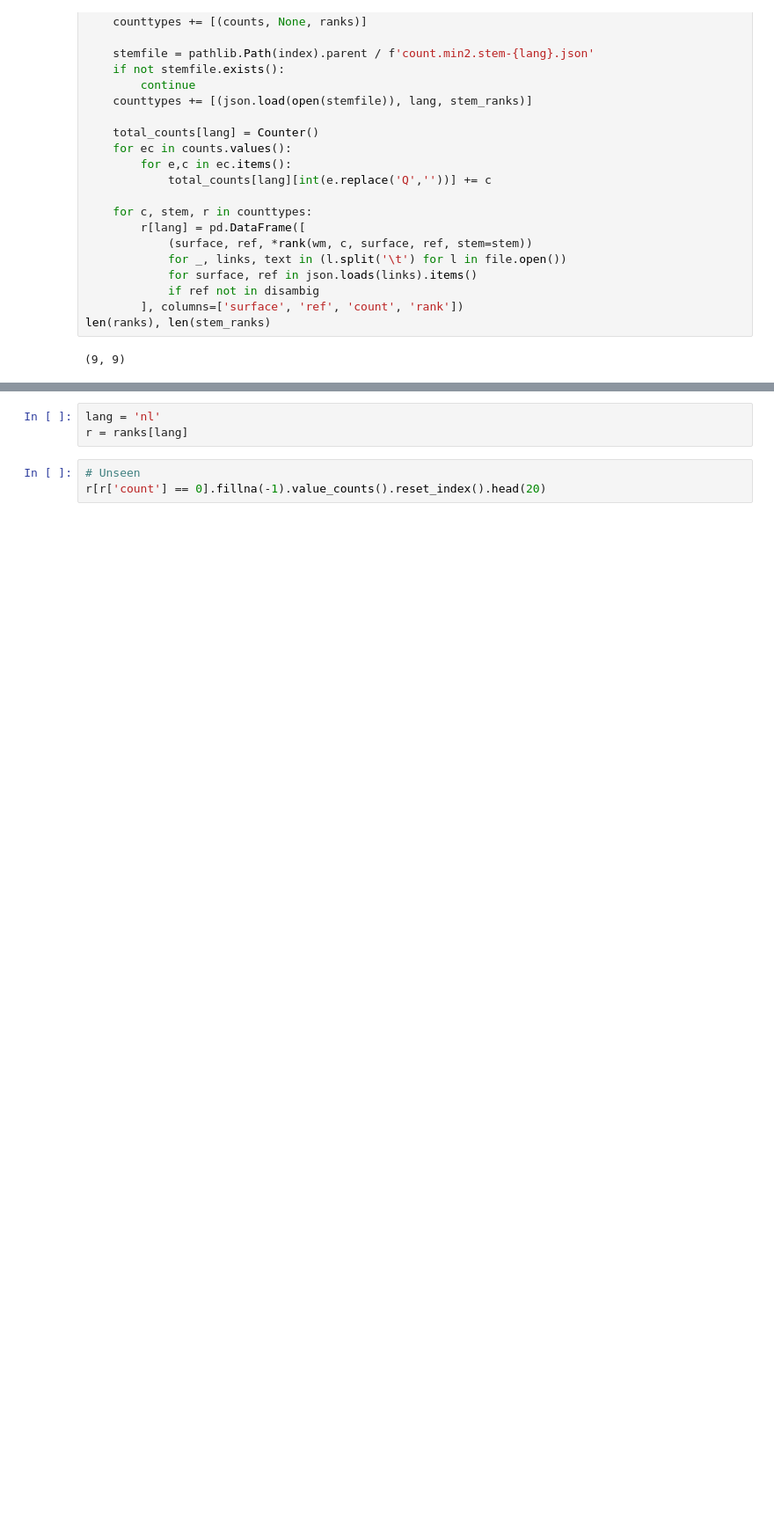
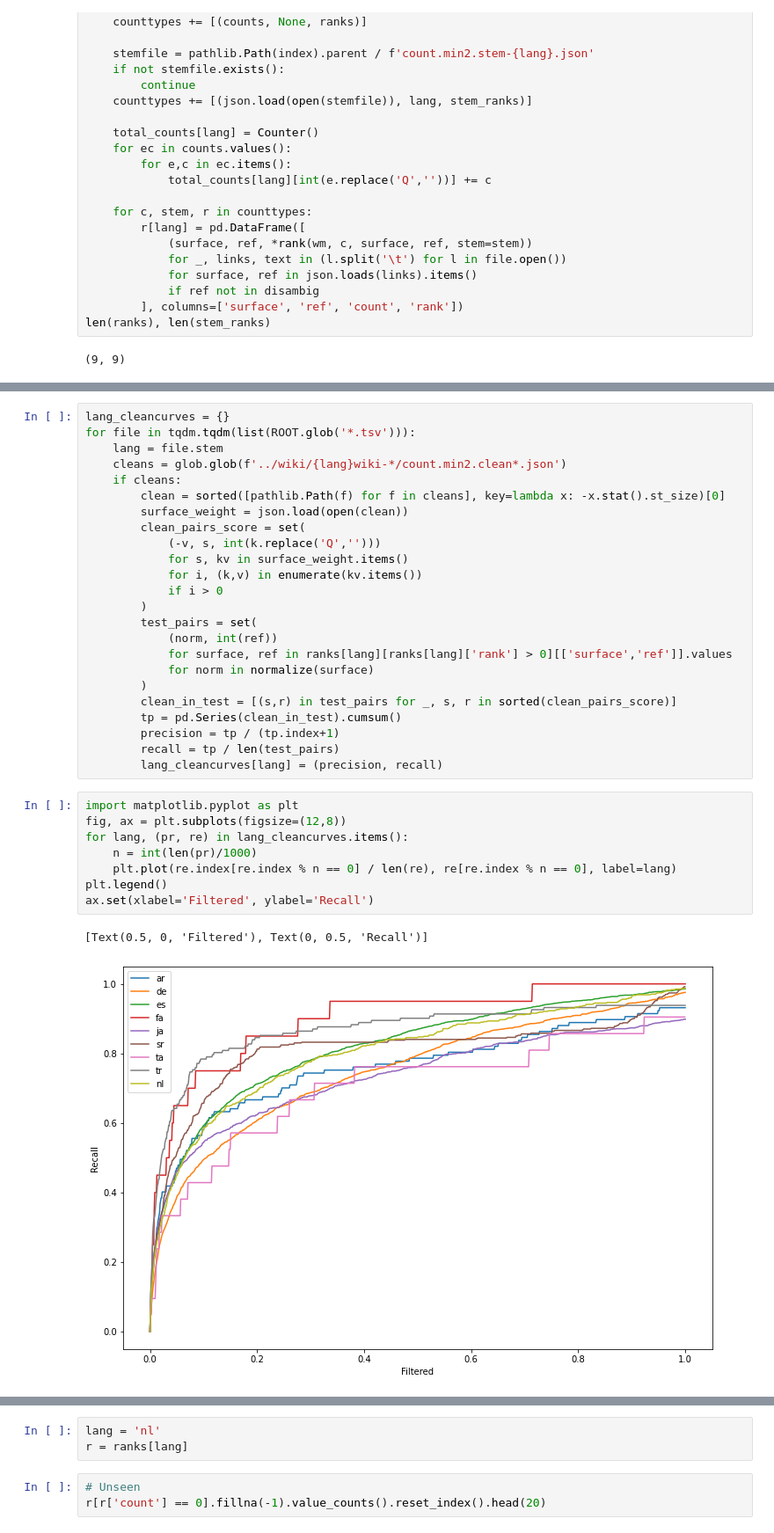
Before and after one commit to bennokr/minimEL, a Jupyter notebook: evaluation/Mewsli-9.ipynb, the cells around one changed output, grey strips where cells are left out. Shown at 88% size. Cells and saved outputs as stored; diff of their text form; blank space fills up the shorter version.

```diff
--- a/evaluation/Mewsli-9.ipynb
+++ b/evaluation/Mewsli-9.ipynb
@@ -180,0 +184,35 @@ ax.legend(
+# %%
+lang_cleancurves = {}
+for file in tqdm.tqdm(list(ROOT.glob('*.tsv'))):
+    lang = file.stem
+    cleans = glob.glob(f'../wiki/{lang}wiki-*/count.min2.clean*.json')
+    if cleans:
+        clean = sorted([pathlib.Path(f) for f in cleans], key=lambda x: -x.stat().st_size)[0]
+        surface_weight = json.load(open(clean))
+        clean_pairs_score = set(
+            (-v, s, int(k.replace('Q','')))
+            for s, kv in surface_weight.items()
+            for i, (k,v) in enumerate(kv.items())
+            if i > 0
+        )
+        test_pairs = set(
+            (norm, int(ref))
+            for surface, ref in ranks[lang][ranks[lang]['rank'] > 0][['surface','ref']].values
+            for norm in normalize(surface)
+        )
+        clean_in_test = [(s,r) in test_pairs for _, s, r in sorted(clean_pairs_score)]
+        tp = pd.Series(clean_in_test).cumsum()
+        precision = tp / (tp.index+1)
+        recall = tp / len(test_pairs)
+        lang_cleancurves[lang] = (precision, recall)
+# %%
+import matplotlib.pyplot as plt
+fig, ax = plt.subplots(figsize=(12,8))
+for lang, (pr, re) in lang_cleancurves.items():
+    n = int(len(pr)/1000)
+    plt.plot(re.index[re.index % n == 0] / len(re), re[re.index % n == 0], label=lang)
+plt.legend()
+ax.set(xlabel='Filtered', ylabel='Recall')
+# %% [output]
+[Text(0.5, 0, 'Filtered'), Text(0, 0.5, 'Recall')]
+[figure, added]
```
Also changed, not shown: parts of 6 cells of this notebook, 8 other files.
